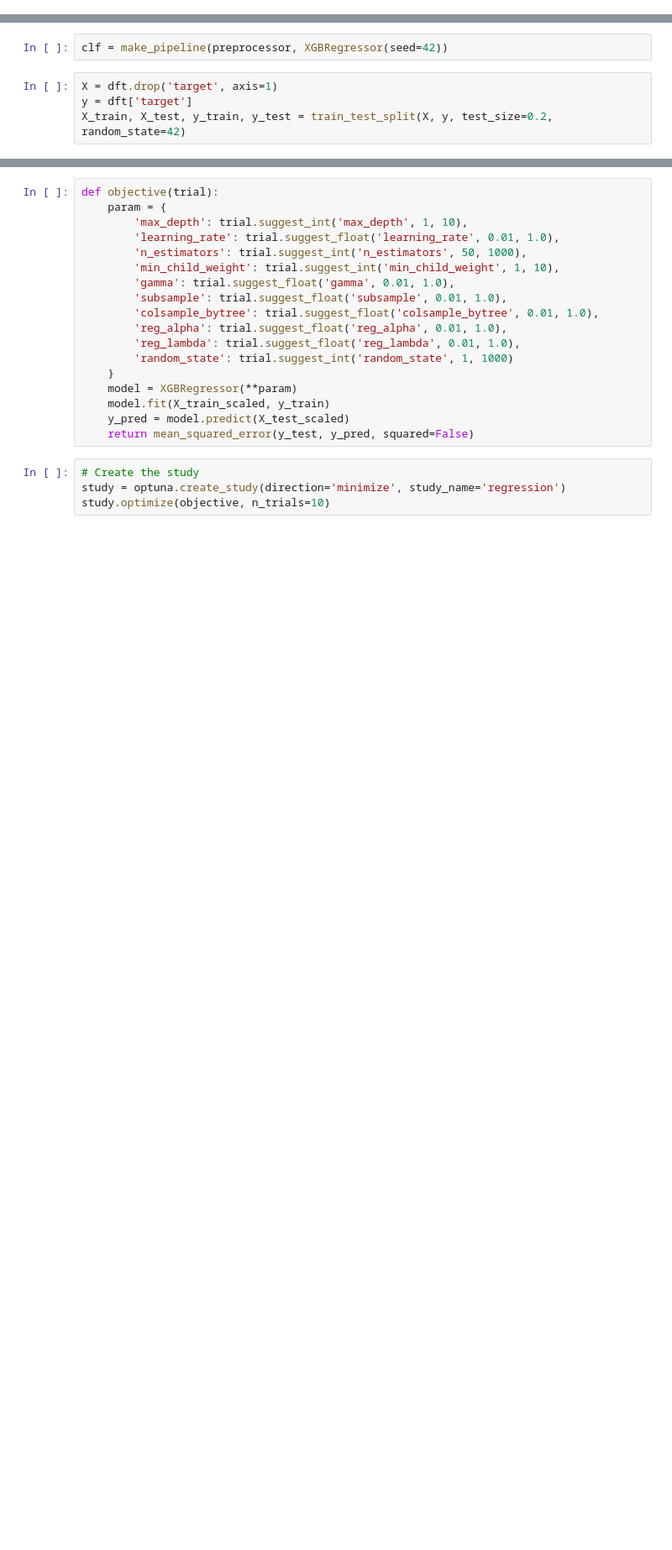
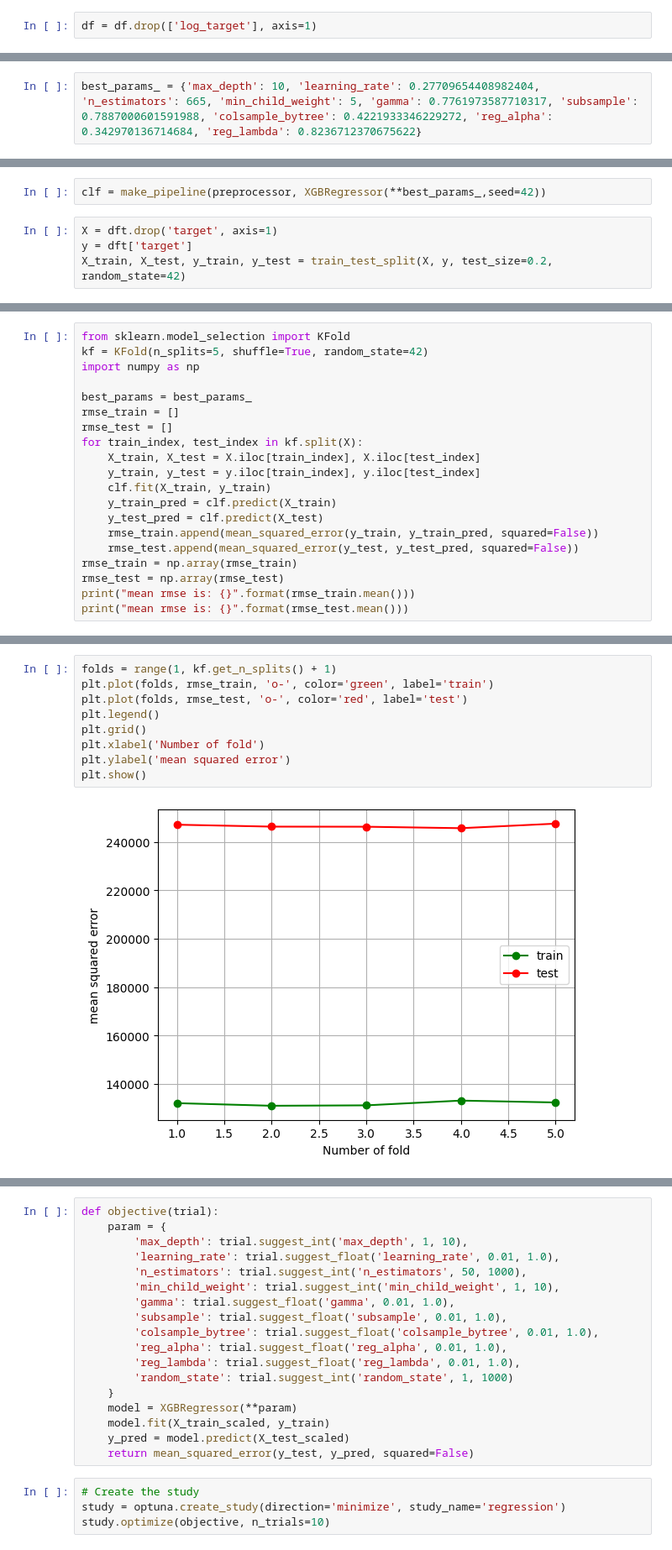
Before and after one commit to KonstantinMedvedev1996/skillfactory_ML_course, a Jupyter notebook: Project_Final/Project_Final_Part_3_Model.ipynb, the cells around one changed output, grey strips where cells are left out. Shown: that part at 84% size. Drawn from its saved outputs; the diff is of its cells as text; blank space fills up the shorter version.

```diff
--- a/Project_Final/Project_Final_Part_3_Model.ipynb
+++ b/Project_Final/Project_Final_Part_3_Model.ipynb
@@ -155,0 +56,2 @@ dft.shape
+# %%
+df = df.drop(['log_target'], axis=1)
@@ -316,3 +252,5 @@ Test RMSE: 0.7024977663747415
+# %%
+best_params_ = {'max_depth': 10, 'learning_rate': 0.27709654408982404, 'n_estimators': 665, 'min_child_weight': 5, 'gamma': 0.7761973587710317, 'subsample': 0.7887000601591988, 'colsample_bytree': 0.4221933346229272, 'reg_alpha': 0.342970136714684, 'reg_lambda': 0.8236712370675622}
 # %%
 preprocessor = make_column_transformer(
     (StandardScaler(), num_col),
@@ -322,5 +258,5 @@ NameError: name 'num_col' is not defined
 # %%
-clf = make_pipeline(preprocessor, XGBRegressor(seed=42))
+clf = make_pipeline(preprocessor, XGBRegressor(**best_params_,seed=42))
 # %%
 X = dft.drop('target', axis=1)
 y = dft['target']
@@ -361,0 +298,20 @@ Test RMSE: 0.2568350511283851
+# %%
+from sklearn.model_selection import KFold
+kf = KFold(n_splits=5, shuffle=True, random_state=42)
+import numpy as np
+
+best_params = best_params_
+rmse_train = []
+rmse_test = []
+for train_index, test_index in kf.split(X):
+    X_train, X_test = X.iloc[train_index], X.iloc[test_index]
+    y_train, y_test = y.iloc[train_index], y.iloc[test_index]
+    clf.fit(X_train, y_train)
+    y_train_pred = clf.predict(X_train)
+    y_test_pred = clf.predict(X_test)
+    rmse_train.append(mean_squared_error(y_train, y_train_pred, squared=False))
+    rmse_test.append(mean_squared_error(y_test, y_test_pred, squared=False))
+rmse_train = np.array(rmse_train)
+rmse_test = np.array(rmse_test)
+print("mean rmse is: {}".format(rmse_train.mean()))
+print("mean rmse is: {}".format(rmse_test.mean()))
@@ -361,0 +321,11 @@ Test RMSE: 0.2568350511283851
+# %%
+folds = range(1, kf.get_n_splits() + 1)
+plt.plot(folds, rmse_train, 'o-', color='green', label='train')
+plt.plot(folds, rmse_test, 'o-', color='red', label='test')
+plt.legend()
+plt.grid()
+plt.xlabel('Number of fold')
+plt.ylabel('mean squared error')
+plt.show()
+# %% [output]
+[figure, added]
```
Also changed, not shown: parts of 63 cells of this notebook.
